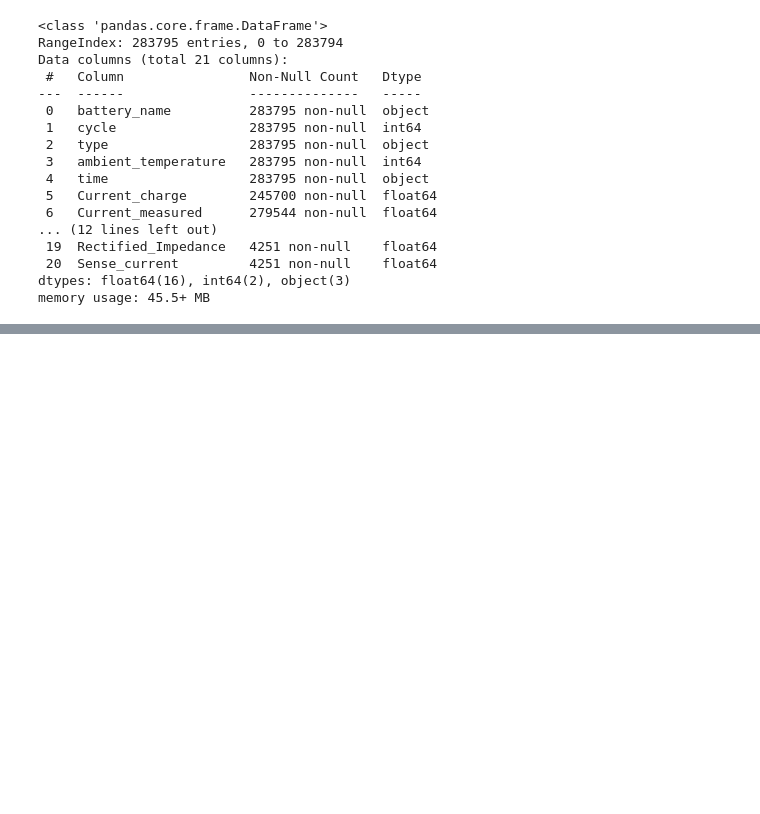
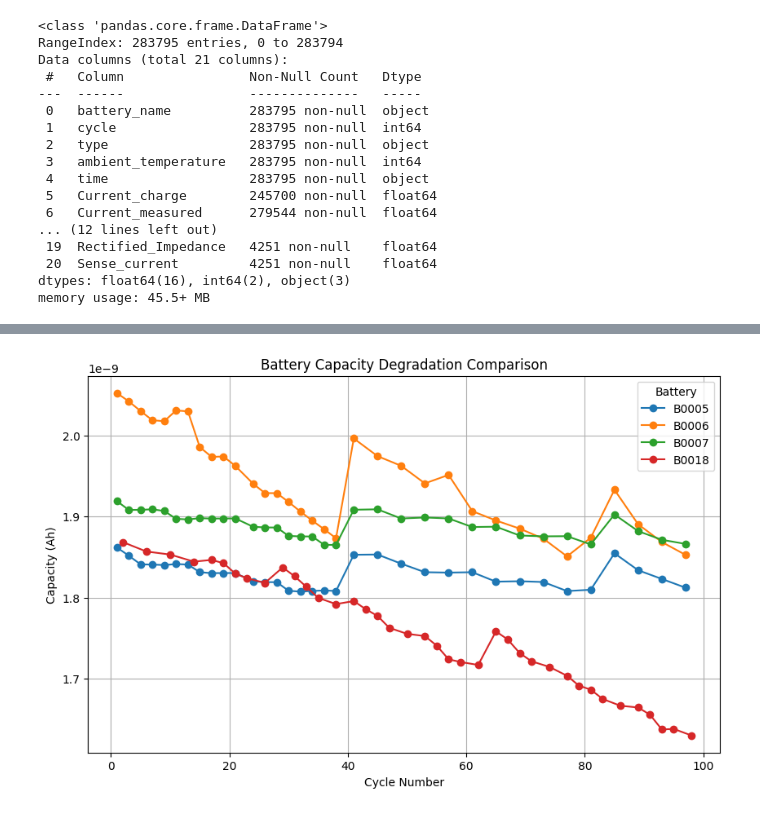
Before and after one commit to aravindhkrishnan09/Data-Science-and-Engineering-Analytics, a Jupyter notebook: Capstone_Project/jupyter_notebooks/EV_Battery_Health_Prediction.ipynb, the cells around one changed output, grey strips where cells are left out. Saved outputs shown, nothing was run; the diff lists cells and outputs as text; code cells hidden in the pictures; blank space fills up the shorter version.

```diff
--- a/Capstone_Project/jupyter_notebooks/EV_Battery_Health_Prediction.ipynb
+++ b/Capstone_Project/jupyter_notebooks/EV_Battery_Health_Prediction.ipynb
@@ -396,0 +511,43 @@ memory usage: 45.5+ MB
+# %%
+import pandas as pd
+import matplotlib.pyplot as plt
+
+# Convert to datetime
+df['Time'] = pd.to_datetime(df['Time'], errors='coerce')
+
+# Sort properly
+df = df.sort_values(['battery_name', 'cycle', 'Time'])
+
+# Compute delta time per battery per cycle
+df['delta_t'] = df.groupby(['battery_name', 'cycle'])['Time'].diff().dt.total_seconds().fillna(0)
+
+# Compute instantaneous Ah
+df['capacity_estimated'] = (df['Current_measured'].abs() * df['delta_t']) / 3600
+
+# Compute cumulative capacity per cycle per battery
+df['cumulative_capacity'] = df.groupby(['battery_name', 'cycle'])['capacity_estimated'].cumsum()
+
+# Extract only DISCHARGE cycles — true usable capacity
+cap_deg = (
+    df[df['type'] == 'discharge']
+    .groupby(['battery_name', 'cycle'])['cumulative_capacity']
+    .max()
+    .reset_index()
+    .rename(columns={'cumulative_capacity': 'capacity_Ah'})
+)
+
+# Plot all batteries
+plt.figure(figsize=(10,6))
+
+for b in cap_deg['battery_name'].unique():
+    temp = cap_deg[cap_deg['battery_name'] == b]
+    plt.plot(temp['cycle'], temp['capacity_Ah'], marker='o', label=b.upper())
+
+plt.title("Battery Capacity Degradation Comparison")
+plt.xlabel("Cycle Number")
+plt.ylabel("Capacity (Ah)")
+plt.grid(True)
+plt.legend(title="Battery")
+plt.show()
+# %% [output]
+[figure, added]
```
Also changed, not shown: parts of 21 cells of this notebook.
